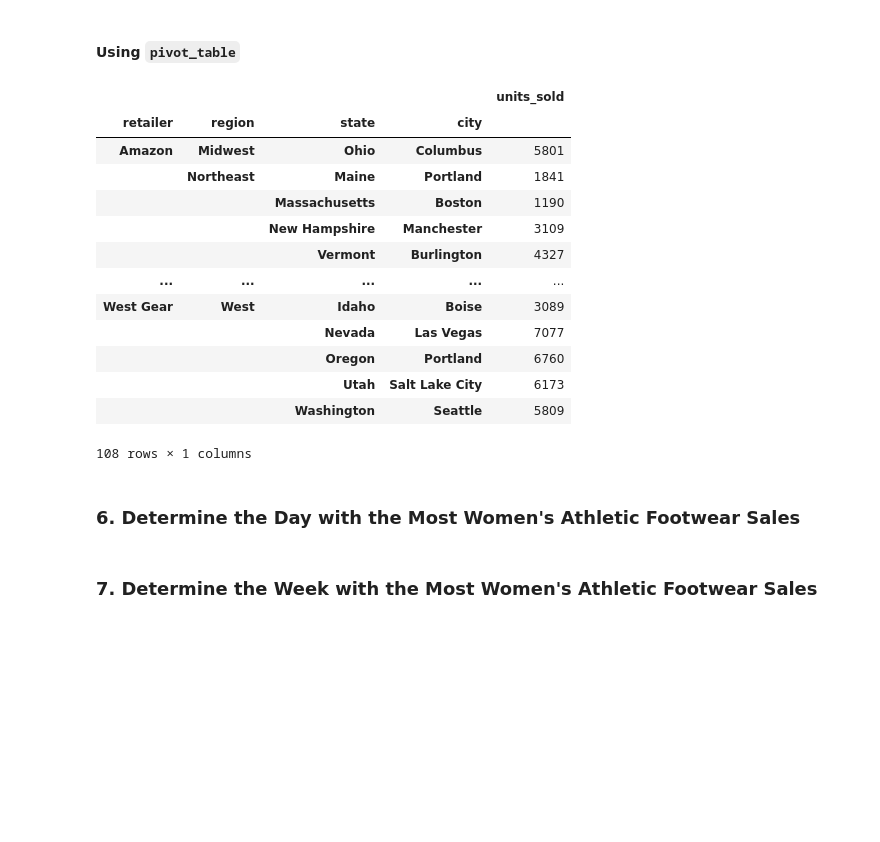
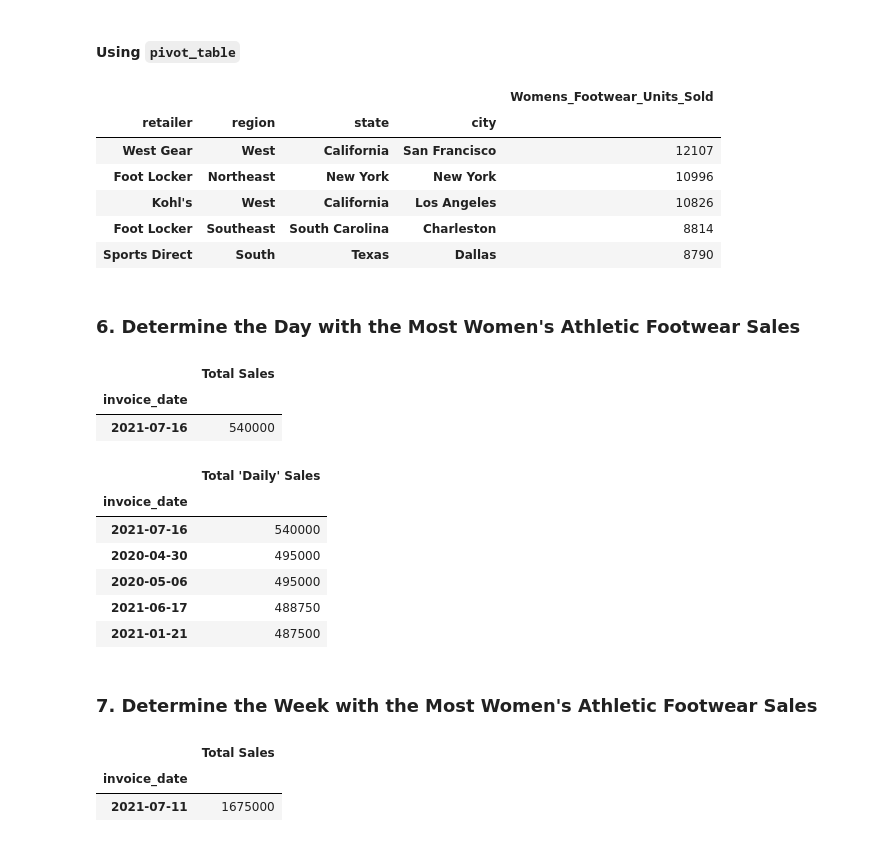
Before and after one commit to ncmoliver/athletic_sales_analysis, a Jupyter notebook: athletic_sales_analysis.ipynb, the cells around one changed output. Saved outputs shown, nothing was run; the diff lists cells and outputs as text; code cells hidden in the pictures; blank space fills up the shorter version.

```diff
--- a/athletic_sales_analysis.ipynb
+++ b/athletic_sales_analysis.ipynb
@@ -359,41 +359,59 @@ womens_athletic_footwear_pivot = pd.pivot_table(womens_athletic_footwear_df,
 renamed_df = womens_athletic_footwear_pivot.rename(columns=({'units_sold' : 'Womens_Footwear_Units_Sold'}))
 
 # Show the top 5 results.
-top_5_unitswomens_athletic_footwear_renamed_df.sort_values(by='Womens_Footwear_Units_Sold', ascending=False)
+top_5_units_sold_womens_athletic_footwear = renamed_df.sort_values(by='Womens_Footwear_Units_Sold', ascending=False).head(5)
+top_5_units_sold_womens_athletic_footwear
 # %% [output]
-|  |  |  |  | units_sold |
+|  |  |  |  | Womens_Footwear_Units_Sold |
 | retailer | region | state | city |  |
-| Amazon | Midwest | Ohio | Columbus | 5801 |
-|  | Northeast | Maine | Portland | 1841 |
-|  |  | Massachusetts | Boston | 1190 |
-|  |  | New Hampshire | Manchester | 3109 |
-|  |  | Vermont | Burlington | 4327 |
-| ... | ... | ... | ... | ... |
-| West Gear | West | Idaho | Boise | 3089 |
-|  |  | Nevada | Las Vegas | 7077 |
-|  |  | Oregon | Portland | 6760 |
-|  |  | Utah | Salt Lake City | 6173 |
-|  |  | Washington | Seattle | 5809 |
+| West Gear | West | California | San Francisco | 12107 |
+| Foot Locker | Northeast | New York | New York | 10996 |
+| Kohl's | West | California | Los Angeles | 10826 |
+| Foot Locker | Southeast | South Carolina | Charleston | 8814 |
+| Sports Direct | South | Texas | Dallas | 8790 |
-108 rows × 1 columns
 # %% [markdown]
 ### 6. Determine the Day with the Most Women's Athletic Footwear Sales
 # %%
 # Create a pivot table with the 'invoice_date' column is the index, and the "total_sales" as the values.
-
+womens_athletic_footwear_pivot = pd.pivot_table(womens_athletic_footwear_df,
+                                                index='invoice_date',
+                                                values='total_sales',
+                                                aggfunc='max')
 
 # Optional: Rename the "total_sales" column to "Total Sales"
-
+womens_athletic_footwear_pivot = womens_athletic_footwear_pivot.rename(columns=({'total_sales' : 'Total Sales'}))
 
 # Show the table.
+womens_athletic_footwear_pivot.sort_values(by='Total Sales', ascending=False).head(1)
+# %% [output]
+|  | Total Sales |
+| invoice_date |  |
+| 2021-07-16 | 540000 |
 # %%
 # Resample the pivot table into daily bins, and get the total sales for each day.
-
-
+D_resampled_womens_athletic_footwear_pivot = womens_athletic_footwear_pivot.resample('D').sum()
+D_resampled_womens_athletic_footwear_pivot = D_resampled_womens_athletic_footwear_pivot.rename(columns=({'Total Sales' : 'Total \'Daily\' Sales'}))
 # Sort the resampled pivot table in descending order on "Total Sales".
+sorted_resampled_womens_athletic_footwear_pivot= D_resampled_womens_athletic_footwear_pivot.sort_values(by='Total \'Daily\' Sales', ascending=False)
+sorted_resampled_womens_athletic_footwear_pivot.head()
+# %% [output]
+|  | Total 'Daily' Sales |
+| invoice_date |  |
+| 2021-07-16 | 540000 |
+| 2020-04-30 | 495000 |
+| 2020-05-06 | 495000 |
+| 2021-06-17 | 488750 |
+| 2021-01-21 | 487500 |
 # %% [markdown]
 ### 7.  Determine the Week with the Most Women's Athletic Footwear Sales
 # %%
 # Resample the pivot table into weekly bins, and get the total sales for each week.
-
-
+W_resampled_womens_athletic_footwear_pivot = womens_athletic_footwear_pivot.resample('W').sum()
+D_resampled_womens_athletic_footwear_pivot = D_resampled_womens_athletic_footwear_pivot.rename(columns=({'Total Sales' : 'Total \'Daily\' Sales'}))
 # Sort the resampled pivot table in descending order on "Total Sales".
+W_sorted_resampled_womens_athletic_footwear_pivot= W_resampled_womens_athletic_footwear_pivot.sort_values(by='Total Sales', ascending=False).head(1)
+W_sorted_resampled_womens_athletic_footwear_pivot
+# %% [output]
+|  | Total Sales |
+| invoice_date |  |
+| 2021-07-11 | 1675000 |
```
